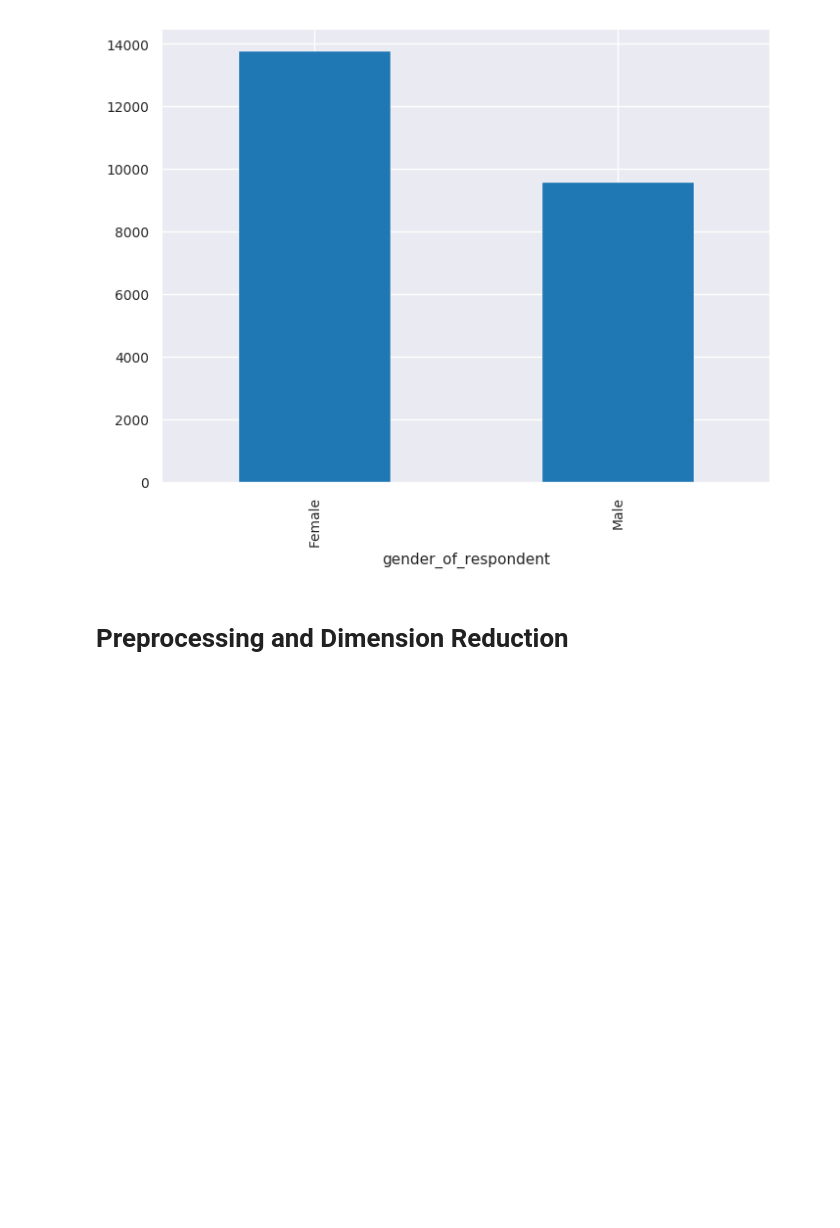
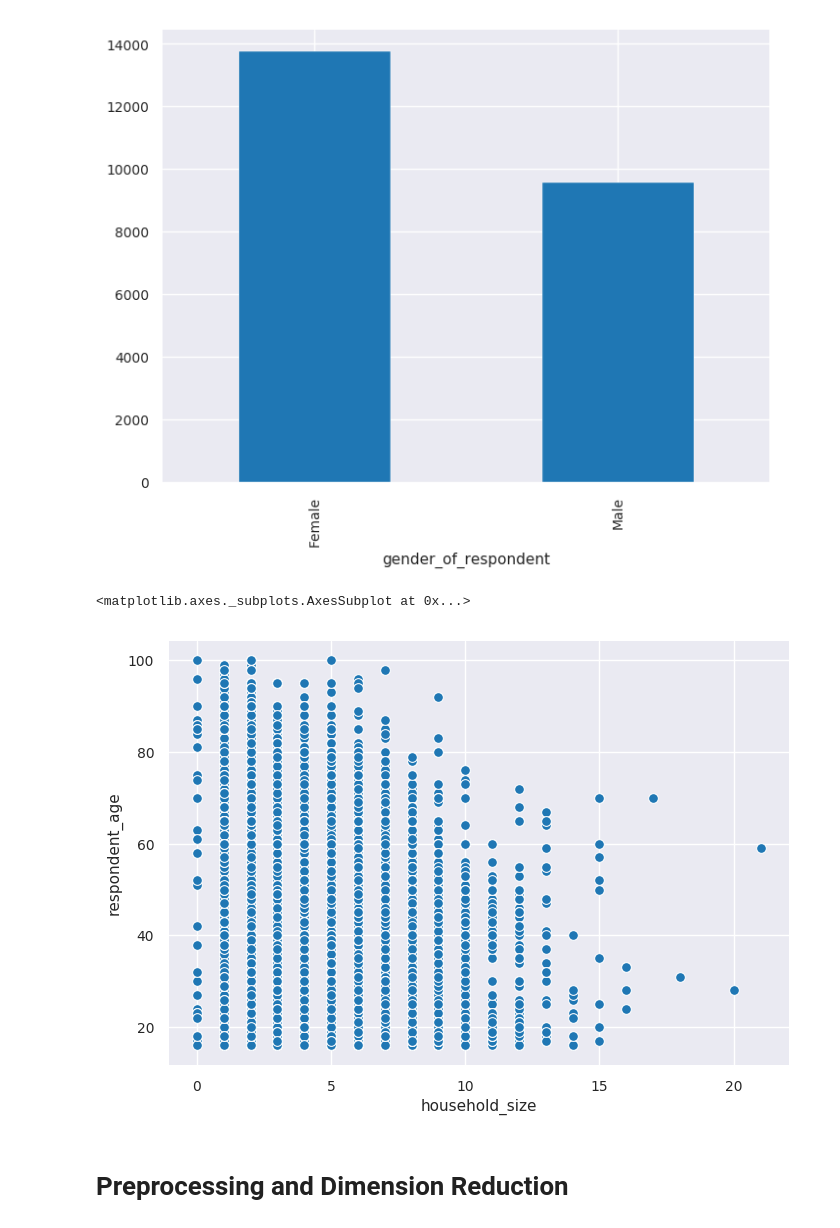
Before and after one commit to LucilleKaleha/Moringa_Data_Science_Core_W1_IP_2019_08, a Jupyter notebook: Moringa_Data_Science_W6_Independent_Project_2019_08_Lucille_Kaleha_Python_Notebook.ipynb, the cells around one changed output. Drawn from its saved outputs; the diff is of its cells as text; code cells hidden in the pictures; blank space fills up the shorter version.

```diff
--- a/Moringa_Data_Science_W6_Independent_Project_2019_08_Lucille_Kaleha_Python_Notebook.ipynb
+++ b/Moringa_Data_Science_W6_Independent_Project_2019_08_Lucille_Kaleha_Python_Notebook.ipynb
@@ -242,5 +417,10 @@ plt.show()
 # %% [output]
 [figure]
+# %%
+sns.scatterplot(fin.household_size, fin.respondent_age)
+# %% [output]
+<matplotlib.axes._subplots.AxesSubplot at 0x...>
+[figure, added]
 # %% [markdown]
 # Preprocessing and Dimension Reduction
 # %%
```
Also changed, not shown: parts of 24 cells of this notebook.
